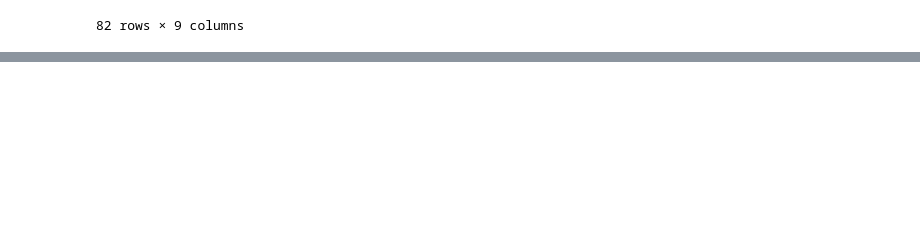
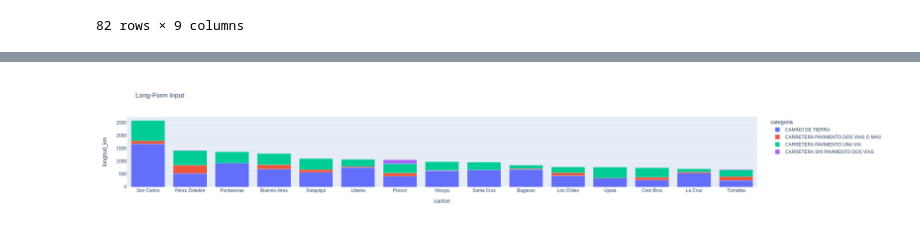
Before and after one commit to jospablo777/datos-geoespaciales-tarea3, a Jupyter notebook: notebooks/RicardoCorrales_AshuinSharma_JosePBarrantes_tarea_3.ipynb, the cells around one changed output, grey strips where cells are left out. Saved outputs shown, nothing was run; the diff lists cells and outputs as text; code cells hidden in the pictures; blank space fills up the shorter version.

Commit message:
Primer bar chart listo. Falta renombrar ejes, así como ajustar el formato y estilo.

```diff
--- a/notebooks/RicardoCorrales_AshuinSharma_JosePBarrantes_tarea_3.ipynb
+++ b/notebooks/RicardoCorrales_AshuinSharma_JosePBarrantes_tarea_3.ipynb
@@ -220,0 +225,3 @@ metricas_canton
+# %%
+top_15_longitud = metricas_canton.sort_values('longitud_total_km', ascending=False).head(15)
+top_15_longitud
@@ -220,0 +248,20 @@ metricas_canton
+# %%
+top_15 = top_15_longitud.canton.to_list()
+top_15_longitud_graficar = metricas_canton_categoria[metricas_canton_categoria.canton.isin(top_15)] # de nuestra df del principio, filtramos solo el top 15
+# %%
+long_df = px.data.medals_long()
+
+fig = px.bar(top_15_longitud_graficar,
+             x="canton",
+             y="longitud_km",
+             color="categoria",
+             title="Long-Form Input")
+
+fig.update_layout(barmode='stack',
+                  xaxis={'categoryorder':'array',
+                         'categoryarray':top_15_longitud.canton.to_list() # para ordenar. Cantones con más carreteras van primero
+                        }
+                 )
+fig.show()
+# %% [output]
+[figure, added]
```
Also changed, not shown: parts of 4 cells of this notebook.
